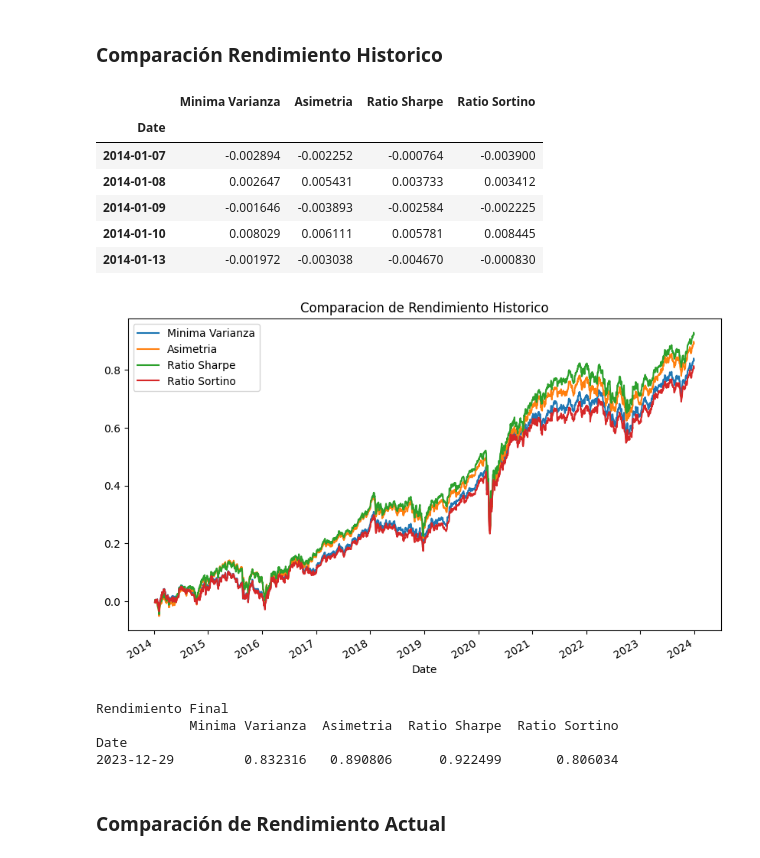
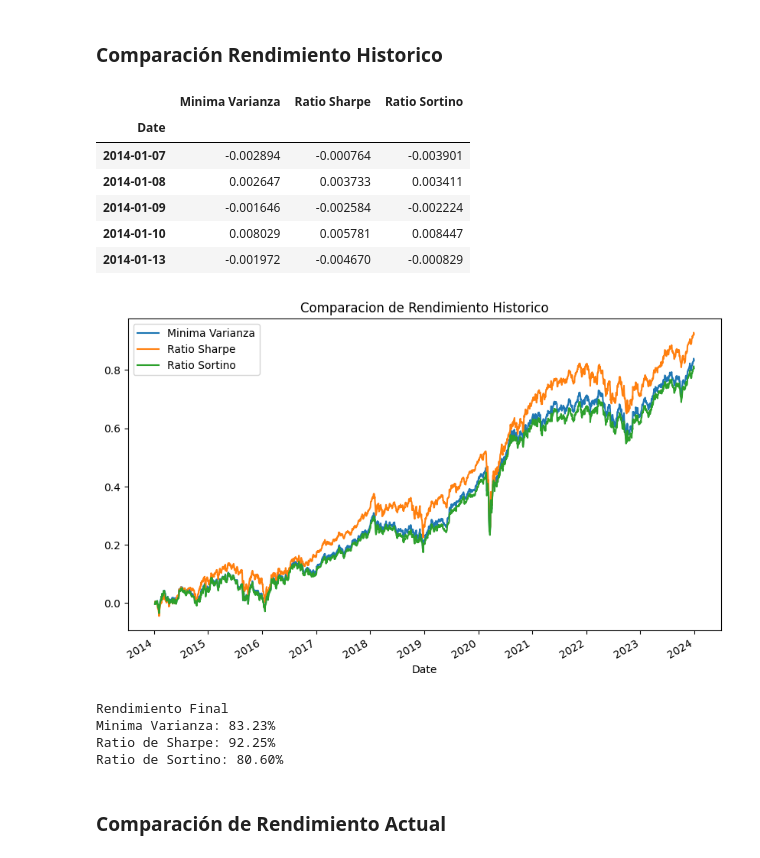
Before and after one commit to Axel9994/Optimizaci-n-de-Portafolio-en-Python, a Jupyter notebook: Optimizacion de Portafolio en Python.ipynb, the cells around one changed output. Drawn from its saved outputs; the diff is of its cells as text; code cells hidden in the pictures.

```diff
--- a/Optimizacion de Portafolio en Python.ipynb
+++ b/Optimizacion de Portafolio en Python.ipynb
@@ -14,6 +14,7 @@ import pandas as pd
 from scipy.optimize import minimize
 
 data = yf.download(['GC=F', '^N225', '^GSPC'], start='2014-01-01', end='2024-01-01', auto_adjust=False)['Close']
+data.columns = ["Oro", "SP-500", "Nikkei-225"]
 # %% [output]
 [*********************100%***********************]  3 of 3 completed
 # %%
@@ -98,8 +91,8 @@ rendimientos = []
 riesgos = []
 portafolios = []
 
-pesos_oro = np.linspace(0, 1, 101)
-pesos_nikkei = np.linspace(0, 1, 101)
+pesos_oro = np.linspace(0, 0.99, 100)
+pesos_nikkei = np.linspace(0, 0.99, 100)
 for po in pesos_oro:
     for pp in pesos_nikkei:
         w1 = po
@@ -219,15 +183,0 @@ def restriccion_pesos_positivos(w):
-# %%
-retornos_diarios = data.pct_change().dropna()
-y = retornos_diarios.values
-
-resultado = minimize(
-    objetivo,
-    pesos_iniciales,
-    args=(y,),
-    method="SLSQP",
-    bounds=limites,
-    constraints=restricciones
-)
-
-pesos_asimetria = resultado.x
-print("Pesos optimos para Criterio de Asimetría y Curtosis: {0}".format(pesos_asimetria))
@@ -369,21 +292,20 @@ plt.show()
 # %%
 historico = pd.DataFrame()
 
 historico['Minima Varianza'] = data.pct_change().dot(pesos_min_var)
-historico['Asimetria'] = data.pct_change().dot(pesos_asimetria)
 historico['Ratio Sharpe'] = data.pct_change().dot(pesos_sharpe)
 historico['Ratio Sortino'] = data.pct_change().dot(pesos_sortino)
 
 historico = historico.dropna()
 historico.head()
 # %% [output]
-|  | Minima Varianza | Asimetria | Ratio Sharpe | Ratio Sortino |
-| Date |  |  |  |  |
-| 2014-01-07 | -0.002894 | -0.002252 | -0.000764 | -0.003900 |
-| 2014-01-08 | 0.002647 | 0.005431 | 0.003733 | 0.003412 |
-| 2014-01-09 | -0.001646 | -0.003893 | -0.002584 | -0.002225 |
-| 2014-01-10 | 0.008029 | 0.006111 | 0.005781 | 0.008445 |
-| 2014-01-13 | -0.001972 | -0.003038 | -0.004670 | -0.000830 |
+|  | Minima Varianza | Ratio Sharpe | Ratio Sortino |
+| Date |  |  |  |
+| 2014-01-07 | -0.002894 | -0.000764 | -0.003901 |
+| 2014-01-08 | 0.002647 | 0.003733 | 0.003411 |
+| 2014-01-09 | -0.001646 | -0.002584 | -0.002224 |
+| 2014-01-10 | 0.008029 | 0.005781 | 0.008447 |
+| 2014-01-13 | -0.001972 | -0.004670 | -0.000829 |
 # %%
 #Graficar
 
@@ -392,15 +314,18 @@ historico.cumsum().plot(ax=ax)
 ax.set_title("Comparacion de Rendimiento Historico")
 fig.show()
 # %% [output]
-[figure, old version]
+[figure, new version]
-# %%
-print("Rendimiento Final")
-print(historico.cumsum().tail(1))
-# %% [output]
-Rendimiento Final
-            Minima Varianza  Asimetria  Ratio Sharpe  Ratio Sortino
-Date
-2023-12-29         0.832316   0.890806      0.922499       0.806034
+# %%
+print("Rendimiento Final")
+rendimiento_final = historico.cumsum().tail(1)
+print("Minima Varianza: {:.2%}".format(rendimiento_final['Minima Varianza'].iloc[0]))
+print("Ratio de Sharpe: {:.2%}".format(rendimiento_final['Ratio Sharpe'].iloc[0]))
+print("Ratio de Sortino: {:.2%}".format(rendimiento_final['Ratio Sortino'].iloc[0]))
+# %% [output]
+Rendimiento Final
+Minima Varianza: 83.23%
+Ratio de Sharpe: 92.25%
+Ratio de Sortino: 80.60%
 # %% [markdown]
 ### Comparación de Rendimiento Actual
 # %%
```
Also changed, not shown: parts of 25 cells of this notebook.
